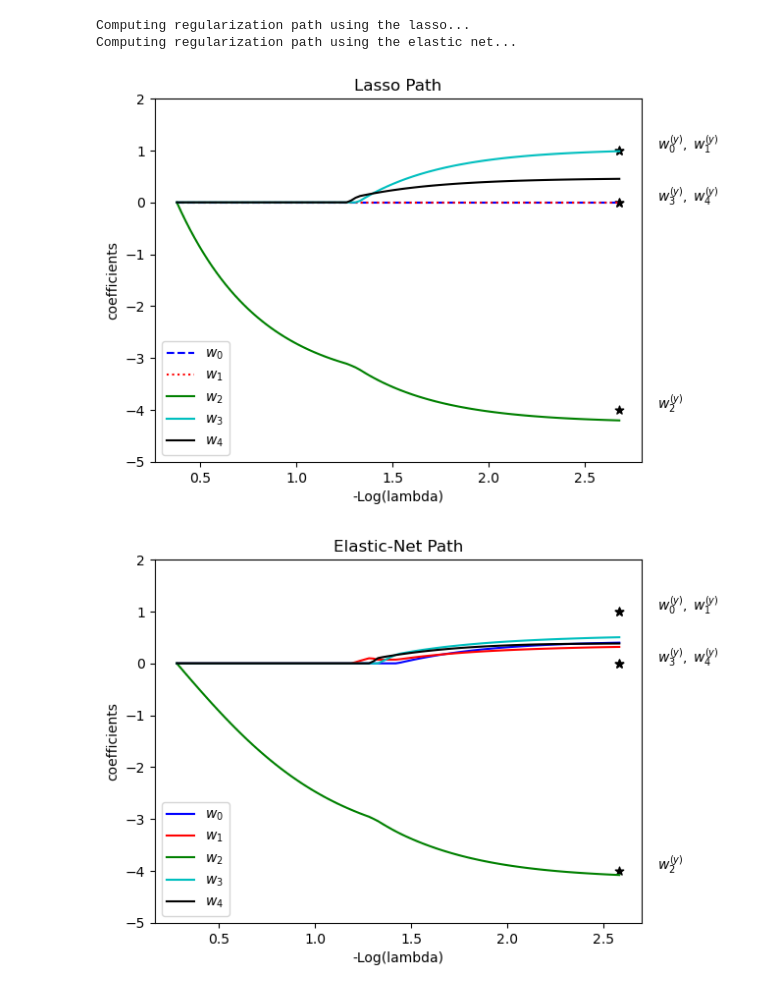
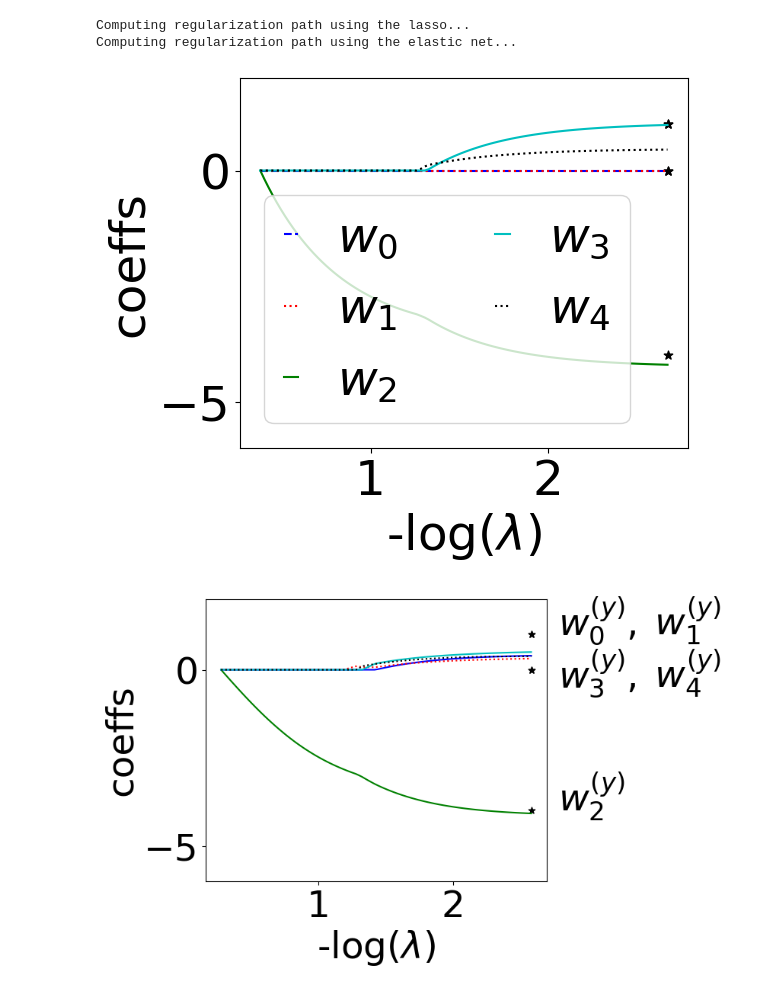
Before and after one commit to wdevazelhes/IRKSN_AAAI2024, a Jupyter notebook: example1/toy_xp_path.ipynb, the cells around one changed output. Saved outputs shown, nothing was run; the diff lists cells and outputs as text; code cells hidden in the pictures.

Commit message:
add changes for new revision
- larger figure legend
- also add the notebook to plot the results from the synthetic XPs

```diff
--- a/example1/toy_xp_path.ipynb
+++ b/example1/toy_xp_path.ipynb
@@ -10,4 +10,7 @@ from sklearn.pipeline import make_pipeline
 from scipy import sparse
 import numpy as np
 import itertools
+import matplotlib as mpl
 import matplotlib.pyplot as plt
+
+mpl.rcParams['font.size'] = 35
@@ -75,57 +78,74 @@ alphas_enet, coefs_enet, _ = enet_path(X, y, eps=eps, l1_ratio=0.8)
 Computing regularization path using the lasso...
 Computing regularization path using the elastic net...
 # %%
+from itertools import cycle
 plt.figure(1)
 colors = cycle(["b", "r", "g", "c", "k"])
 names = ['$w^{(y)}_0,$', '$ ~~~~~~~~ w^{(y)}_1$', '$w^{(y)}_2$', '$w^{(y)}_3,$', '$ ~~~~~~~~ w^{(y)}_4$' ]
-motives = ['--', ':', '-', '-', '-']
+motives = ['--', ':', '-', '-', ':']
 neg_log_alphas_lasso = -np.log10(alphas_lasso)
 for i, (coef_e, c) in enumerate(zip(coefs_lasso, colors)):
     l2 = plt.plot(neg_log_alphas_lasso, coef_e, motives[i], c=c, label=f'$w_{i}$')
-    plt.legend()
-
+    # plt.legend(loc='lower left', handlelength=0.5)
+#
 
 markers = ["<", ">", "v", "^", "*"]
 
 for i, (wi, c, m) in enumerate(zip([1, 1, -4, 0, 0], colors, markers)):
     plt.scatter([neg_log_alphas_lasso[-1]], [wi], c='black', marker='*', s=40)
-    plt.text(neg_log_alphas_lasso[-1]+ 0.2 , wi, names[i])
+    # plt.text(neg_log_alphas_lasso[-1]+ 0.2 , wi, names[i])
 
 
-plt.xlabel("-Log(lambda)")
-plt.ylabel("coefficients")
-plt.title("Lasso Path")
+plt.xlabel("-log($\lambda$)")
+plt.ylabel("coeffs")
+# plt.title("Lasso Path")
 plt.axis("tight")
-plt.ylim(-5, 2)
+plt.ylim(-6, 2)
+
+
+legend = plt.legend(loc='lower left', handlelength=0.3, ncol=2)
+# frame = legend.get_frame()
+# frame.set_edgecolor('none')  # Make legend box contours transparent
+# frame.set_facecolor('none')
+plt.subplots_adjust(left=0.2)
+
 plt.show()
 # %% [output]
-[figure, old version]
+[figure, new version]
 # %%
 plt.figure(1)
 colors = cycle(["b", "r", "g", "c", "k"])
 names = ['$w^{(y)}_0,$', '$ ~~~~~~~~ w^{(y)}_1$', '$w^{(y)}_2$', '$w^{(y)}_3,$', '$ ~~~~~~~~ w^{(y)}_4$' ]
-motives = ['-', '-', '-', '-', '-']
+motives = ['-', ':', '-', '-', ':']
 neg_log_alphas_enet = -np.log10(alphas_enet)
 for i, (coef_e, c) in enumerate(zip(coefs_enet, colors)):
     l2 = plt.plot(neg_log_alphas_enet, coef_e, motives[i], c=c, label=f'$w_{i}$')
-    plt.legend()
+    # plt.legend(loc='lower left', handlelength=0.4)
 
 
 markers = ["<", ">", "v", "^", "*"]
 
+
 for i, (wi, c, m) in enumerate(zip([1, 1, -4, 0, 0], colors, markers)):
-    plt.scatter([neg_log_alphas_enet[-1]], [wi], c='black', marker='*', s=40)
-    plt.text(neg_log_alphas_enet[-1]+ 0.2 , wi, names[i])
+    if i == 3 or i == 4:
+        position = wi - 0.5
+    else:
+        position = wi
+
+    plt.scatter([neg_log_alphas_enet[-1]], wi, c='black', marker='*', s=40)
+    plt.text(neg_log_alphas_enet[-1]+ 0.2 , position, names[i])
 
 
-plt.xlabel("-Log(lambda)")
-plt.ylabel("coefficients")
-plt.title("Elastic-Net Path")
+plt.xlabel(f"-log($\lambda$)")
+plt.ylabel("coeffs")
+# plt.title("Elastic-Net Path")
 plt.axis("tight")
-plt.ylim(-5, 2)
+plt.ylim(-6, 2)
+plt.subplots_adjust(left=0.2)
+
 plt.show()
 # %% [output]
-[figure, old version]
+[figure, new version]
 # %%
 plt.figure(1)
 colors = cycle(["b", "r", "g", "c", "k"])
```
Also changed, not shown: parts of 3 cells of this notebook, 9 other files.
